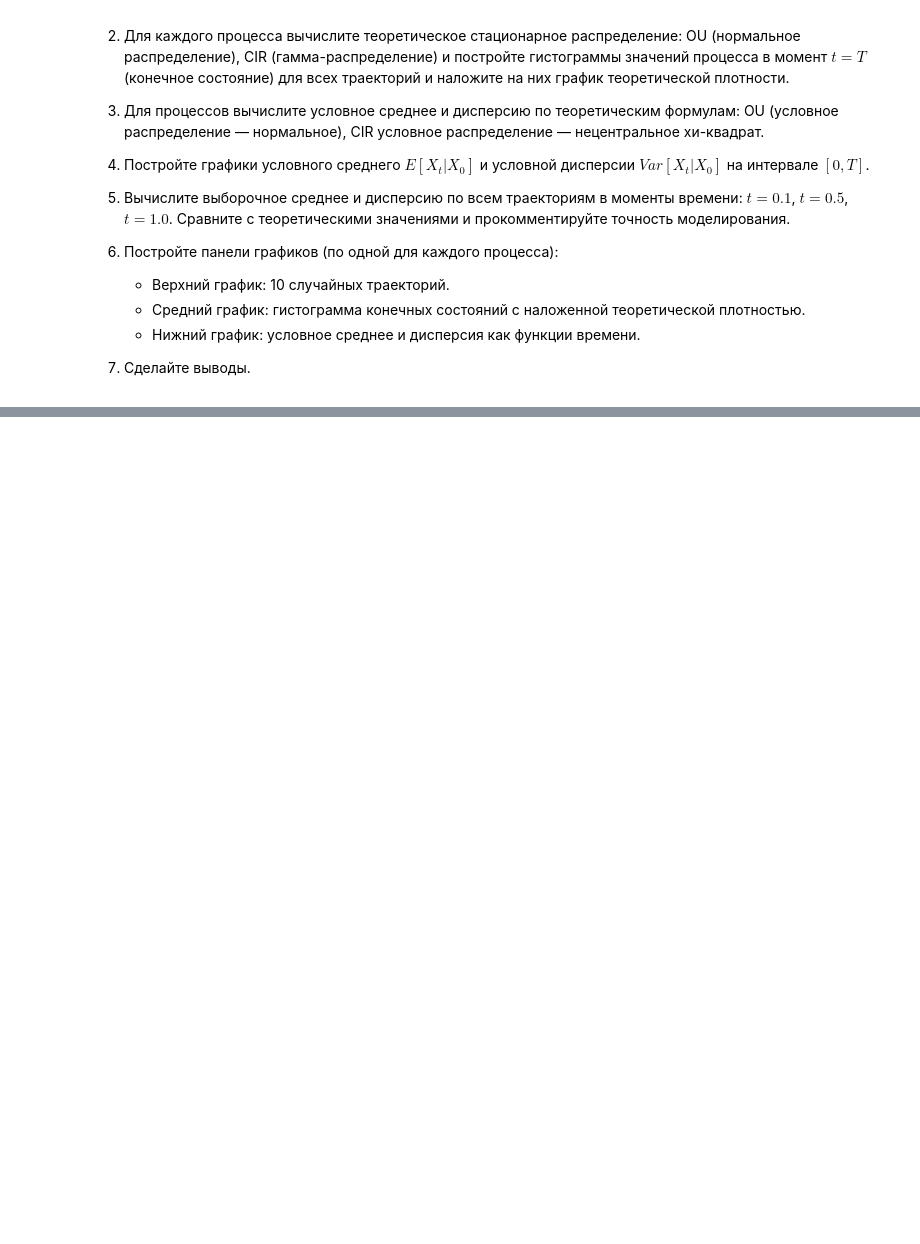
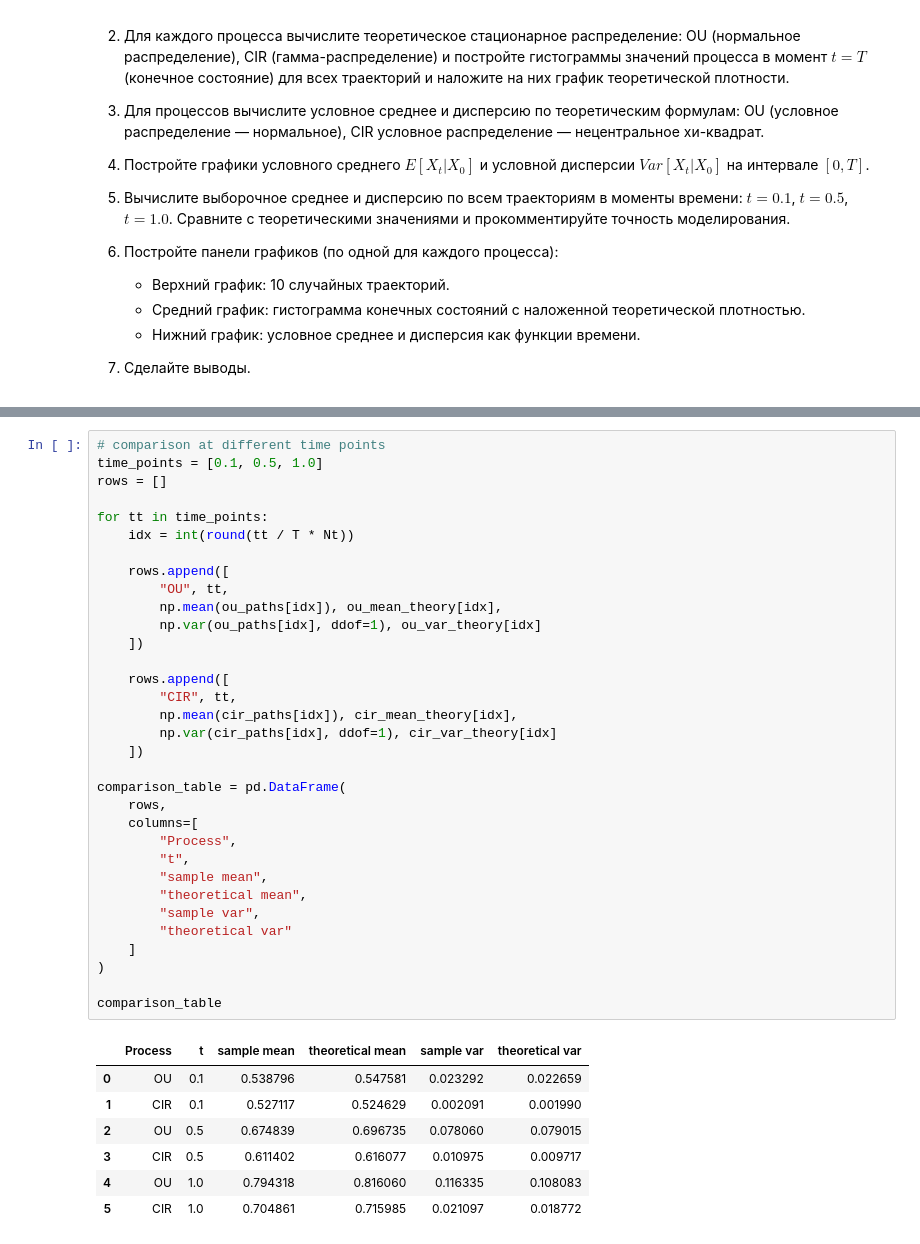
Before and after one commit to rkuznetc/stochastics-statistics, a Jupyter notebook: notebooks/lab3_2026.ipynb, the cells around one changed output, grey strips where cells are left out. Drawn from its saved outputs; the diff is of its cells as text; blank space fills up the shorter version.

```diff
--- a/notebooks/lab3_2026.ipynb
+++ b/notebooks/lab3_2026.ipynb
@@ -1013,0 +1318,41 @@ plt.show()
+# %%
+# comparison at different time points
+time_points = [0.1, 0.5, 1.0]
+rows = []
+
+for tt in time_points:
+    idx = int(round(tt / T * Nt))
+
+    rows.append([
+        "OU", tt,
+        np.mean(ou_paths[idx]), ou_mean_theory[idx],
+        np.var(ou_paths[idx], ddof=1), ou_var_theory[idx]
+    ])
+
+    rows.append([
+        "CIR", tt,
+        np.mean(cir_paths[idx]), cir_mean_theory[idx],
+        np.var(cir_paths[idx], ddof=1), cir_var_theory[idx]
+    ])
+
+comparison_table = pd.DataFrame(
+    rows,
+    columns=[
+        "Process",
+        "t",
+        "sample mean",
+        "theoretical mean",
+        "sample var",
+        "theoretical var"
+    ]
+)
+
+comparison_table
+# %% [output]
+|  | Process | t | sample mean | theoretical mean | sample var | theoretical var |
+| 0 | OU | 0.1 | 0.538796 | 0.547581 | 0.023292 | 0.022659 |
+| 1 | CIR | 0.1 | 0.527117 | 0.524629 | 0.002091 | 0.001990 |
+| 2 | OU | 0.5 | 0.674839 | 0.696735 | 0.078060 | 0.079015 |
+| 3 | CIR | 0.5 | 0.611402 | 0.616077 | 0.010975 | 0.009717 |
+| 4 | OU | 1.0 | 0.794318 | 0.816060 | 0.116335 | 0.108083 |
+| 5 | CIR | 1.0 | 0.704861 | 0.715985 | 0.021097 | 0.018772 |
```
Also changed, not shown: parts of 19 cells of this notebook.
